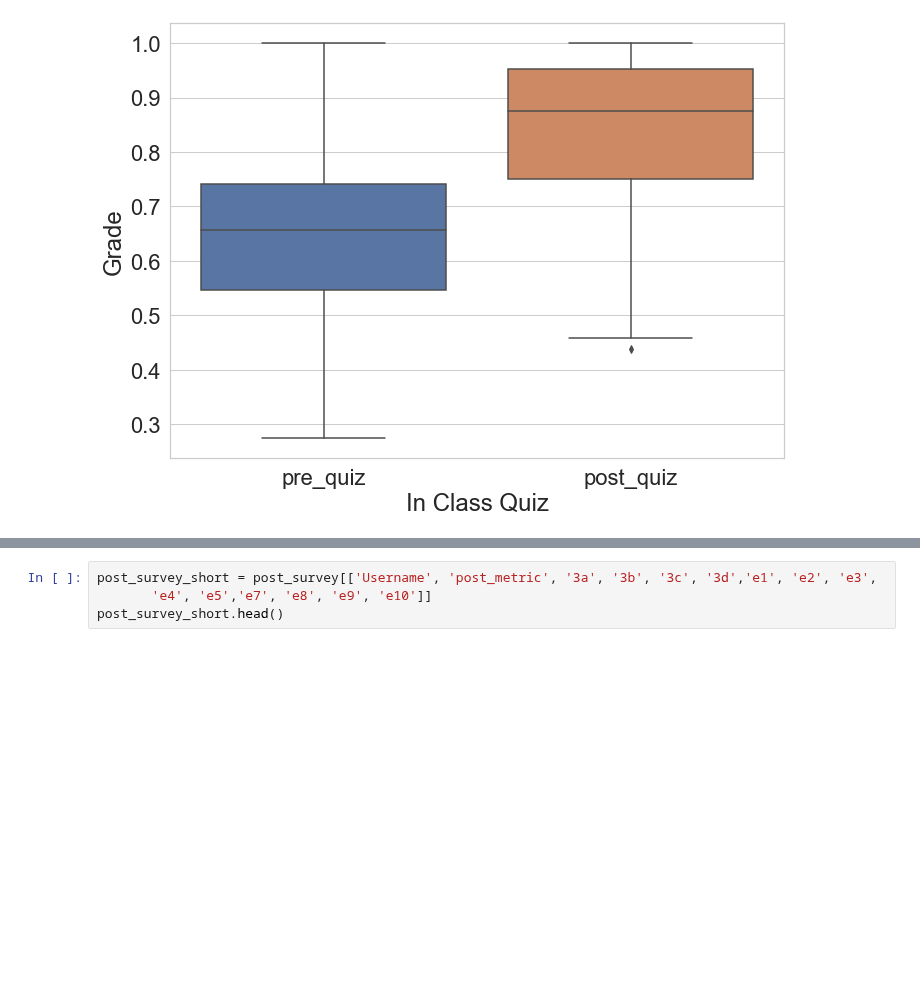
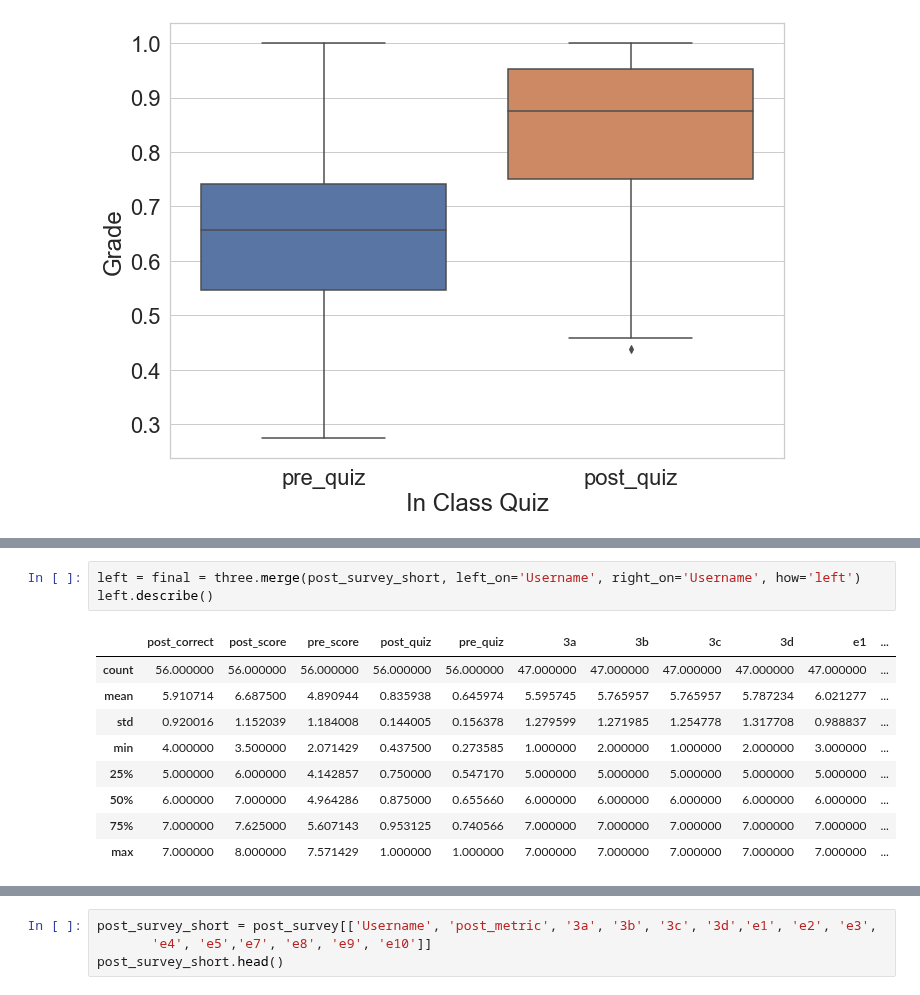
Before and after one commit to WesDeng/Recidivism_Exp, a Jupyter notebook: Untitled1.ipynb, the cells around one changed output, grey strips where cells are left out. Cells and saved outputs as stored; diff of their text form; blank space fills up the shorter version.

```diff
--- a/Untitled1.ipynb
+++ b/Untitled1.ipynb
@@ -162,0 +206,13 @@ three.merge(post_survey_short, left_on='Username', right_on='Username')
+# %%
+left = final = three.merge(post_survey_short, left_on='Username', right_on='Username', how='left')
+left.describe()
+# %% [output]
+|  | post_correct | post_score | pre_score | post_quiz | pre_quiz | 3a | 3b | 3c | 3d | e1 | ... |
+| count | 56.000000 | 56.000000 | 56.000000 | 56.000000 | 56.000000 | 47.000000 | 47.000000 | 47.000000 | 47.000000 | 47.000000 | ... |
+| mean | 5.910714 | 6.687500 | 4.890944 | 0.835938 | 0.645974 | 5.595745 | 5.765957 | 5.765957 | 5.787234 | 6.021277 | ... |
+| std | 0.920016 | 1.152039 | 1.184008 | 0.144005 | 0.156378 | 1.279599 | 1.271985 | 1.254778 | 1.317708 | 0.988837 | ... |
+| min | 4.000000 | 3.500000 | 2.071429 | 0.437500 | 0.273585 | 1.000000 | 2.000000 | 1.000000 | 2.000000 | 3.000000 | ... |
+| 25% | 5.000000 | 6.000000 | 4.142857 | 0.750000 | 0.547170 | 5.000000 | 5.000000 | 5.000000 | 5.000000 | 5.000000 | ... |
+| 50% | 6.000000 | 7.000000 | 4.964286 | 0.875000 | 0.655660 | 6.000000 | 6.000000 | 6.000000 | 6.000000 | 6.000000 | ... |
+| 75% | 7.000000 | 7.625000 | 5.607143 | 0.953125 | 0.740566 | 7.000000 | 7.000000 | 7.000000 | 7.000000 | 7.000000 | ... |
+| max | 7.000000 | 8.000000 | 7.571429 | 1.000000 | 1.000000 | 7.000000 | 7.000000 | 7.000000 | 7.000000 | 7.000000 | ... |
```
Also changed, not shown: parts of 8 cells of this notebook, 5 other files.
